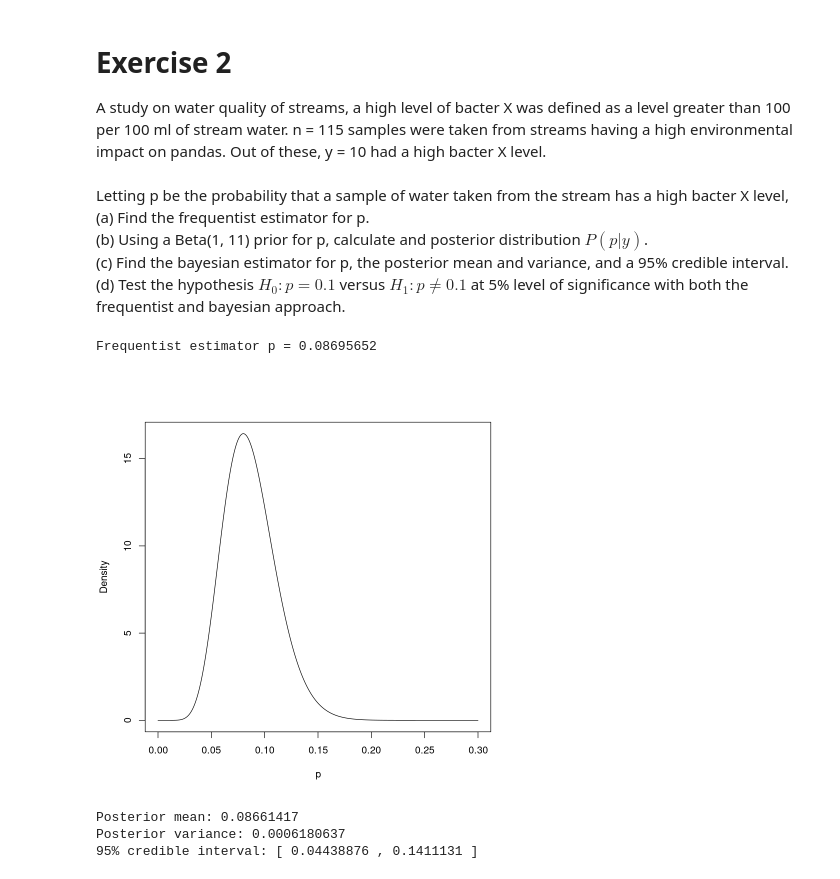
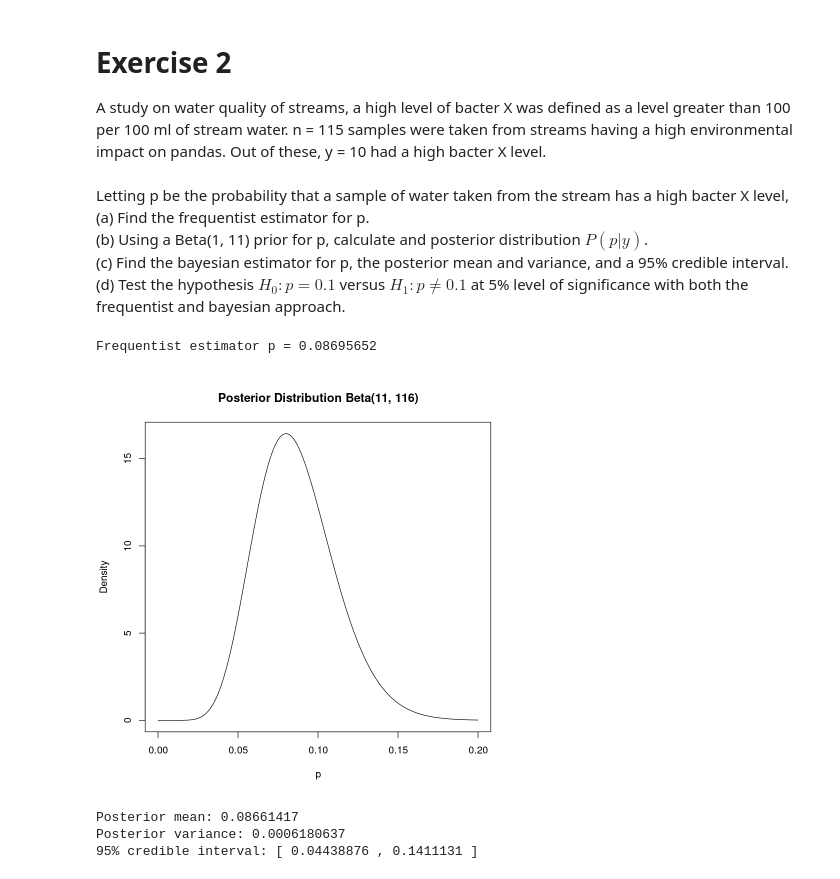
Before and after one commit to AlbertoCasellato/AdvancedStatistics, a Jupyter notebook: Ex6/AlbertoCasellato_Lab6.ipynb, the cells around one changed output. Cells and saved outputs as stored; diff of their text form; code cells hidden in the pictures.

```diff
--- a/Ex6/AlbertoCasellato_Lab6.ipynb
+++ b/Ex6/AlbertoCasellato_Lab6.ipynb
@@ -34,7 +52,7 @@ Draw the fitted quadratic funtion (using the mean values of the β parameters fr
 A study on water quality of streams, a high level of bacter X was defined as a level greater than 100 per 100 ml of stream water. n = 115 samples were taken from streams having a high environmental
 impact on pandas. Out of these, y = 10 had a high bacter X level.
 # %% [markdown]
-Letting p be the probability that a sample of water taken from the stream has a high bacter X level,
+Letting p be the probability that a sample of water taken from the stream has a high bacter X level,\
 (a) Find the frequentist estimator for p.\
 (b) Using a Beta(1, 11) prior for p, calculate and posterior distribution $P(p | y)$.\
 (c) Find the bayesian estimator for p, the posterior mean and variance, and a 95% credible interval.\
@@ -51,13 +69,14 @@ Frequentist estimator p = 0.08695652
 # %%
 # b)
 a_post <- 1 + y
 b_post <- 11 + n - y
-list_x <- seq(0,0.3,length.out=1000)
+list_x <- seq(0,0.2,length.out=1000)
 plot(list_x, dbeta(list_x,a_post,b_post),
-     type = "l", xlab = "p", ylab = "Density"
+     type = "l", xlab = "p", ylab = "Density",
+     main = "Posterior Distribution Beta(11, 116)"
 )
 # %% [output]
-[figure, old version]
+[figure, new version]
 # %%
 # c)
 p_mean <- a_post / (a_post + b_post)
```
Also changed, not shown: parts of 4 cells of this notebook.
